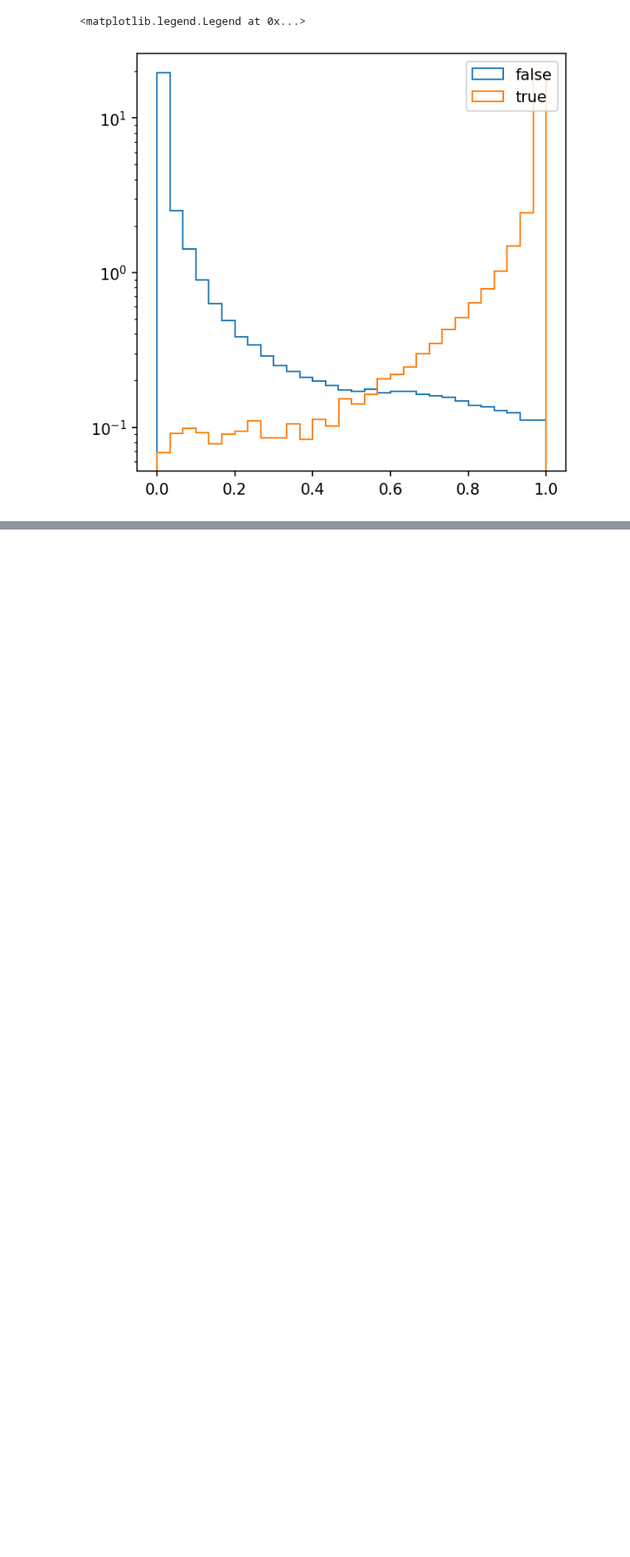
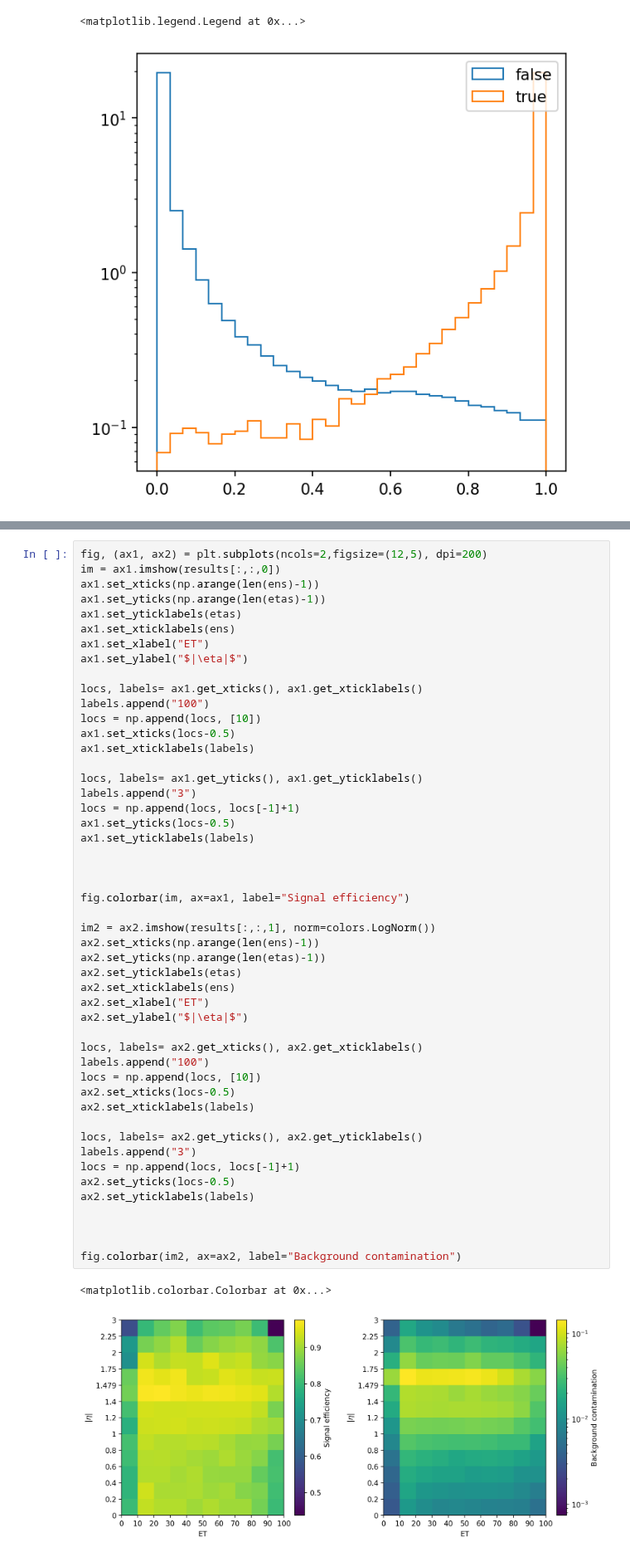
Before and after one commit to valsdav/DeepSuperCluster, a Jupyter notebook: Training/local_model/SimpleDNN_v17_joindet.ipynb, the cells around one changed output, grey strips where cells are left out. Shown at 83% size. Saved outputs shown, nothing was run; the diff lists cells and outputs as text; blank space fills up the shorter version.

```diff
--- a/Training/local_model/SimpleDNN_v17_joindet.ipynb
+++ b/Training/local_model/SimpleDNN_v17_joindet.ipynb
@@ -869,0 +836,52 @@ fig.tight_layout()
+# %%
+fig, (ax1, ax2) = plt.subplots(ncols=2,figsize=(12,5), dpi=200)
+im = ax1.imshow(results[:,:,0])
+ax1.set_xticks(np.arange(len(ens)-1))
+ax1.set_yticks(np.arange(len(etas)-1))
+ax1.set_yticklabels(etas)
+ax1.set_xticklabels(ens)
+ax1.set_xlabel("ET")
+ax1.set_ylabel("$|\eta|$")
+
+locs, labels= ax1.get_xticks(), ax1.get_xticklabels()
+labels.append("100")
+locs = np.append(locs, [10])
+ax1.set_xticks(locs-0.5)
+ax1.set_xticklabels(labels)
+
+locs, labels= ax1.get_yticks(), ax1.get_yticklabels()
+labels.append("3")
+locs = np.append(locs, locs[-1]+1)
+ax1.set_yticks(locs-0.5)
+ax1.set_yticklabels(labels)
+
+
+
+fig.colorbar(im, ax=ax1, label="Signal efficiency")
+
+im2 = ax2.imshow(results[:,:,1], norm=colors.LogNorm())
+ax2.set_xticks(np.arange(len(ens)-1))
+ax2.set_yticks(np.arange(len(etas)-1))
+ax2.set_yticklabels(etas)
+ax2.set_xticklabels(ens)
+ax2.set_xlabel("ET")
+ax2.set_ylabel("$|\eta|$")
+
+locs, labels= ax2.get_xticks(), ax2.get_xticklabels()
+labels.append("100")
+locs = np.append(locs, [10])
+ax2.set_xticks(locs-0.5)
+ax2.set_xticklabels(labels)
+
+locs, labels= ax2.get_yticks(), ax2.get_yticklabels()
+labels.append("3")
+locs = np.append(locs, locs[-1]+1)
+ax2.set_yticks(locs-0.5)
+ax2.set_yticklabels(labels)
+
+
+
+fig.colorbar(im2, ax=ax2, label="Background contamination")
+# %% [output]
+<matplotlib.colorbar.Colorbar at 0x...>
+[figure, added]
```
Also changed, not shown: parts of 13 cells of this notebook, 3 other files.
